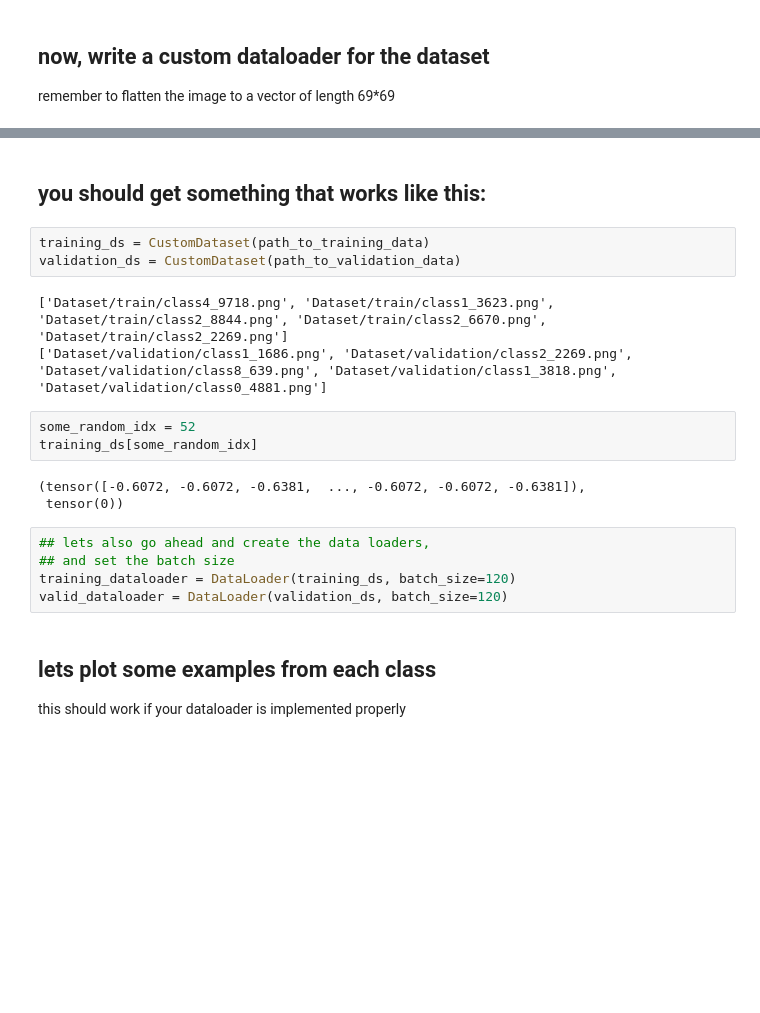
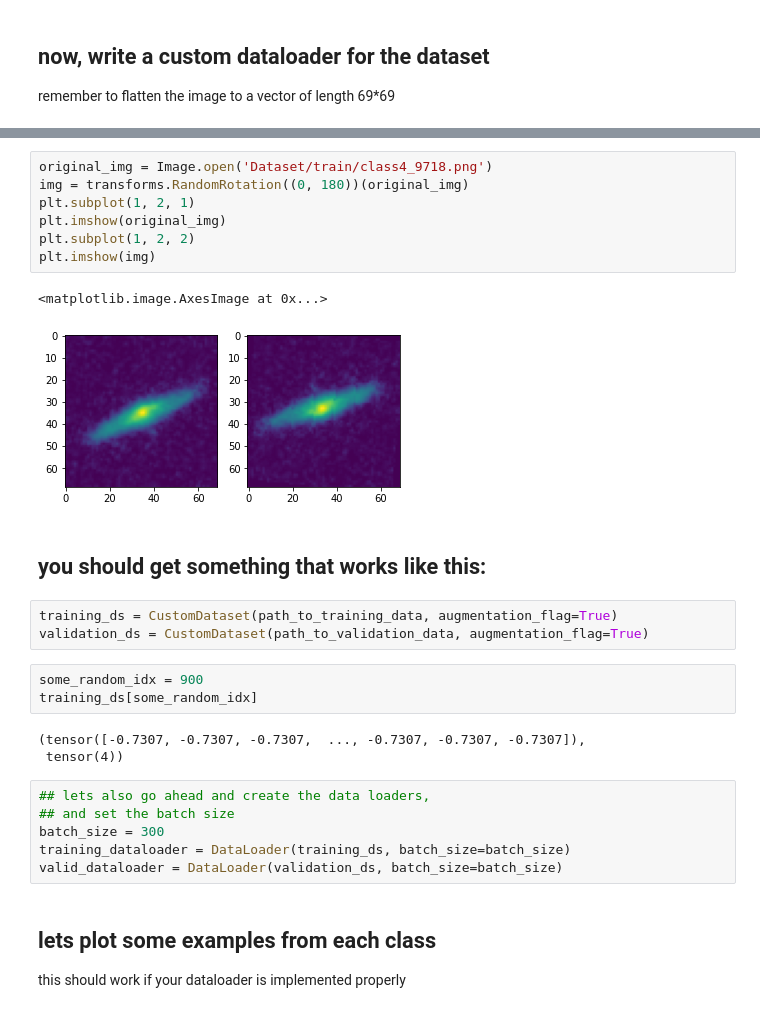
Before and after one commit to yahel1/course2020, a Jupyter notebook: Tutorial2/Homework_1.ipynb, the cells around one changed output, grey strips where cells are left out. Saved outputs shown, nothing was run; the diff lists cells and outputs as text; blank space fills up the shorter version.

```diff
--- a/Tutorial2/Homework_1.ipynb
+++ b/Tutorial2/Homework_1.ipynb
@@ -138,25 +146,33 @@ class CustomDataset(Dataset):
         y = self.labels[idx]
 
         return x, y
+# %%
+original_img = Image.open('Dataset/train/class4_9718.png')
+img = transforms.RandomRotation((0, 180))(original_img)
+plt.subplot(1, 2, 1)
+plt.imshow(original_img)
+plt.subplot(1, 2, 2)
+plt.imshow(img)
+# %% [output]
+<matplotlib.image.AxesImage at 0x...>
+[figure, added]
 # %% [markdown]
 ## you should get something that works like this:
 # %%
-training_ds = CustomDataset(path_to_training_data)
-validation_ds = CustomDataset(path_to_validation_data)
+training_ds = CustomDataset(path_to_training_data, augmentation_flag=True)
+validation_ds = CustomDataset(path_to_validation_data, augmentation_flag=True)
-# %% [output]
-['Dataset/train/class4_9718.png', 'Dataset/train/class1_3623.png', 'Dataset/train/class2_8844.png', 'Dataset/train/class2_6670.png', 'Dataset/train/class2_2269.png']
-['Dataset/validation/class1_1686.png', 'Dataset/validation/class2_2269.png', 'Dataset/validation/class8_639.png', 'Dataset/validation/class1_3818.png', 'Dataset/validation/class0_4881.png']
 # %%
-some_random_idx = 52
+some_random_idx = 900
 training_ds[some_random_idx]
 # %% [output]
-(tensor([-0.6072, -0.6072, -0.6381,  ..., -0.6072, -0.6072, -0.6381]),
- tensor(0))
+(tensor([-0.7307, -0.7307, -0.7307,  ..., -0.7307, -0.7307, -0.7307]),
+ tensor(4))
 # %%
 ## lets also go ahead and create the data loaders,
 ## and set the batch size
-training_dataloader = DataLoader(training_ds, batch_size=120)
-valid_dataloader = DataLoader(validation_ds, batch_size=120)
+batch_size = 300
+training_dataloader = DataLoader(training_ds, batch_size=batch_size)
+valid_dataloader = DataLoader(validation_ds, batch_size=batch_size)
 # %% [markdown]
 ## lets plot some examples from each class
 
```
Also changed, not shown: parts of 11 cells of this notebook.
